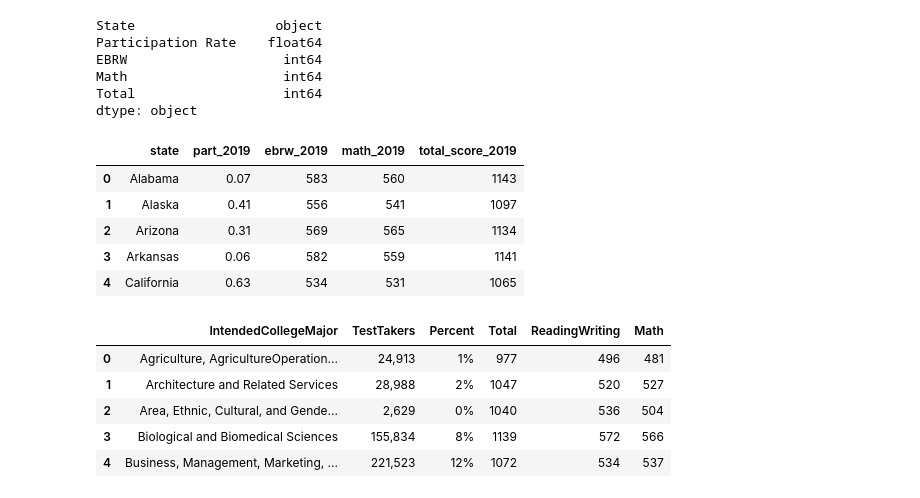
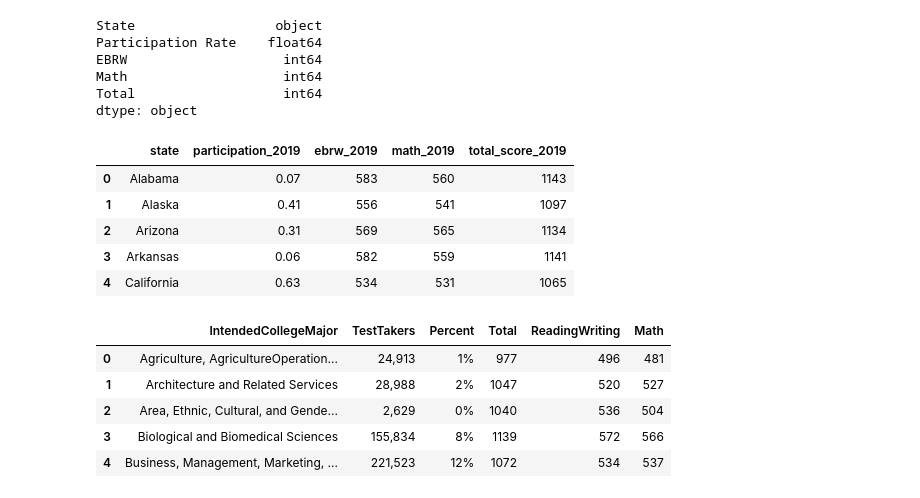
Before and after one commit to jpetersen626/sat_analysis, a Jupyter notebook: code/starter-code.ipynb, the cells around one changed output. Saved outputs shown, nothing was run; the diff lists cells and outputs as text; code cells hidden in the pictures.

```diff
--- a/code/starter-code.ipynb
+++ b/code/starter-code.ipynb
@@ -336,11 +438,11 @@ Math                    int64
 Total                   int64
 dtype: object
 # %%
-column_names = ['state', 'part_2019', 'ebrw_2019', 'math_2019', 'total_score_2019']
+column_names = ['state', 'participation_2019', 'ebrw_2019', 'math_2019', 'total_score_2019']
 sat_19.columns = column_names
 sat_19.head()
 # %% [output]
-|  | state | part_2019 | ebrw_2019 | math_2019 | total_score_2019 |
+|  | state | participation_2019 | ebrw_2019 | math_2019 | total_score_2019 |
 | 0 | Alabama | 0.07 | 583 | 560 | 1143 |
 | 1 | Alaska | 0.41 | 556 | 541 | 1097 |
 | 2 | Arizona | 0.31 | 569 | 565 | 1134 |
```
Also changed, not shown: parts of 143 cells of this notebook, 22 other files.
